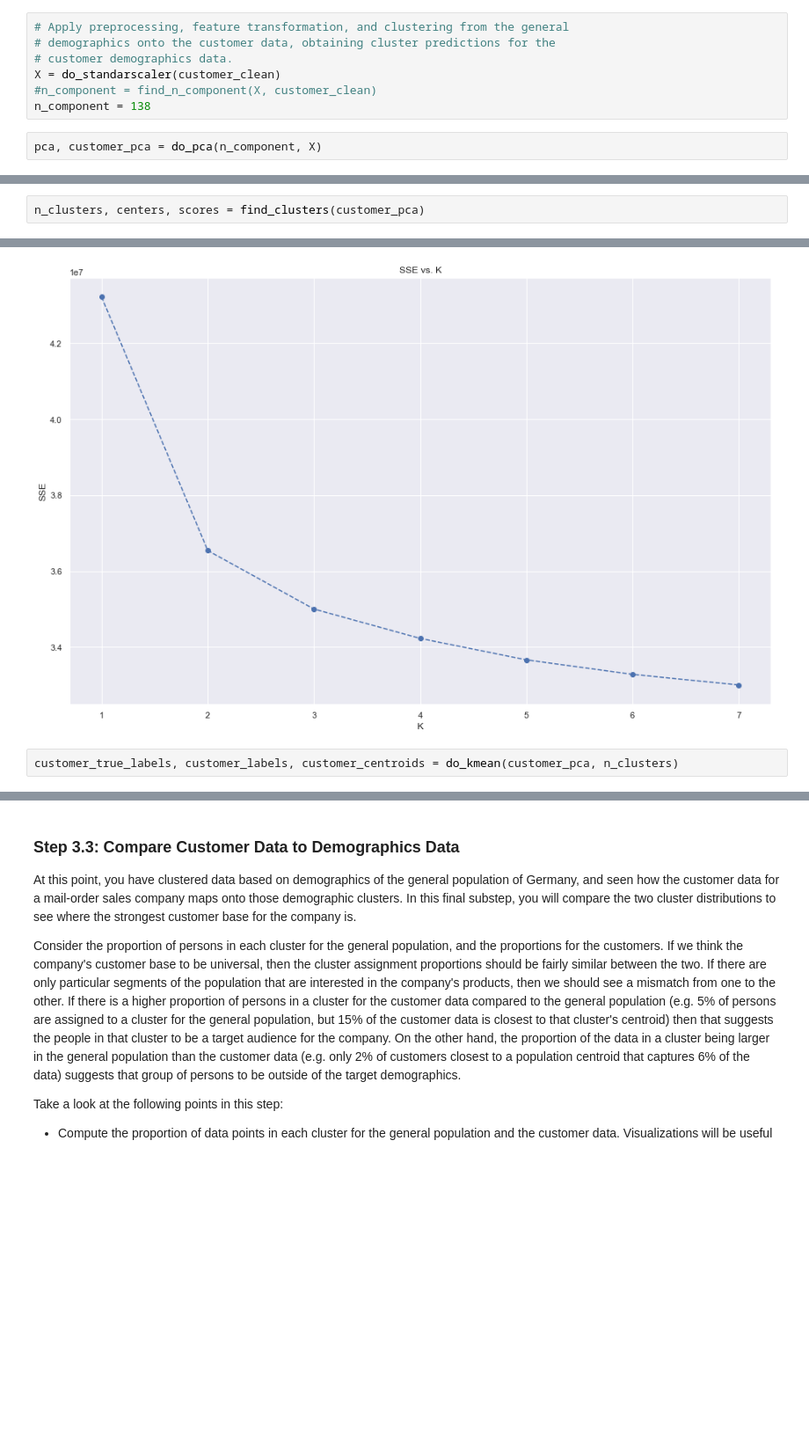
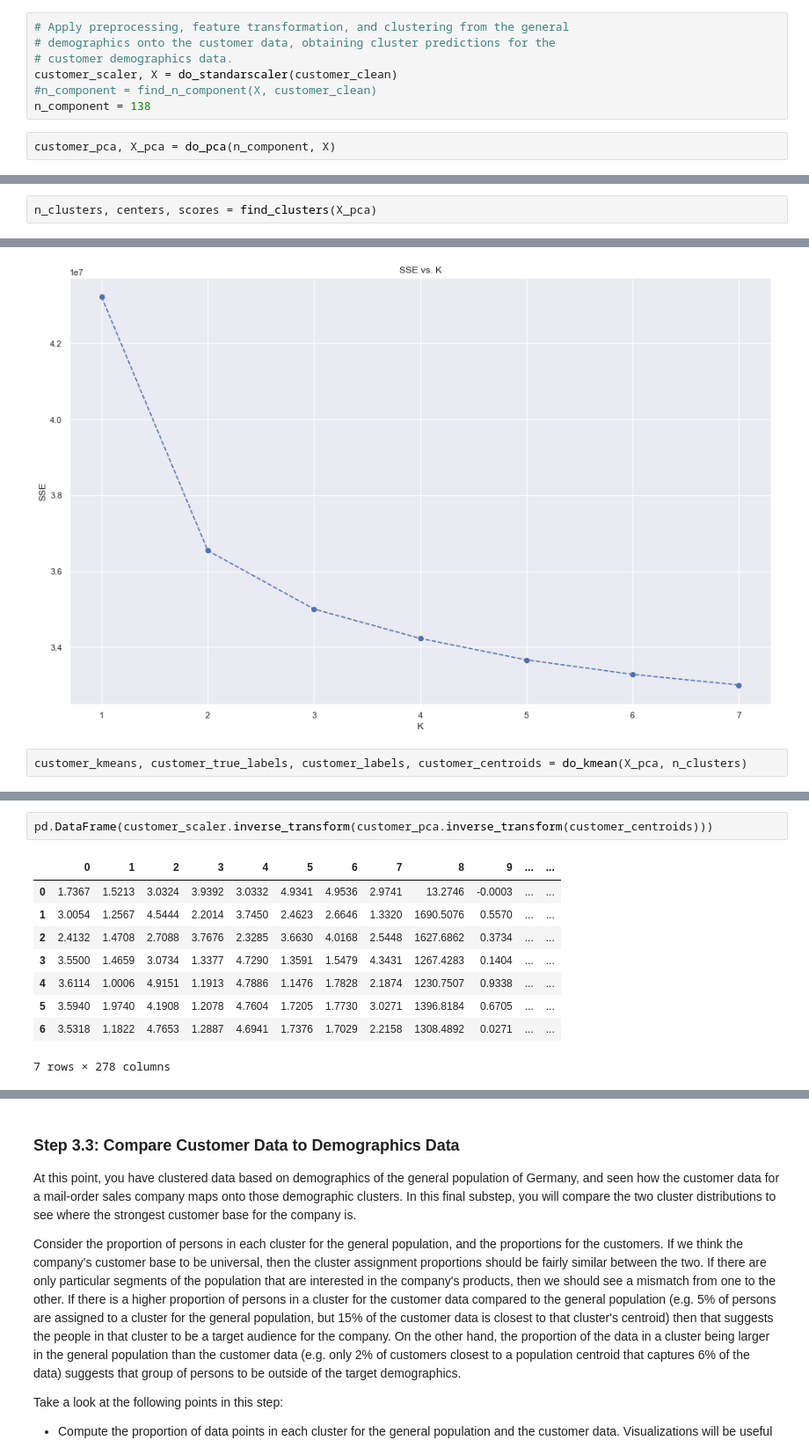
Before and after one commit to samlexrod/identifying_customer_segments, a Jupyter notebook: Identify_Customer_Segments.ipynb, the cells around one changed output, grey strips where cells are left out. Shown at 88% size. Saved outputs shown, nothing was run; the diff lists cells and outputs as text; blank space fills up the shorter version.

```diff
--- a/Identify_Customer_Segments.ipynb
+++ b/Identify_Customer_Segments.ipynb
@@ -2303,17 +2329,17 @@ customer_clean.isna().sum().sum()
 # Apply preprocessing, feature transformation, and clustering from the general
 # demographics onto the customer data, obtaining cluster predictions for the
 # customer demographics data.
-X = do_standarscaler(customer_clean)
+customer_scaler, X = do_standarscaler(customer_clean)
 #n_component = find_n_component(X, customer_clean)
 n_component = 138
 # %%
-pca, customer_pca = do_pca(n_component, X)
+customer_pca, X_pca = do_pca(n_component, X)
 # %%
 scree_plot(pca)
 # %% [output]
 [figure]
 # %%
-n_clusters, centers, scores = find_clusters(customer_pca)
+n_clusters, centers, scores = find_clusters(X_pca)
 # %% [output]
 Testing 1 cluster(s):   Score: 43,220,621.90    % Change: 0.00%
 Testing 2 cluster(s):   Score: 36,543,568.54    % Change: 15.45%
@@ -2327,5 +2353,5 @@ plot_clusters(centers, scores)
 # %% [output]
 [figure]
 # %%
-customer_true_labels, customer_labels, customer_centroids = do_kmean(customer_pca, n_clusters)
+customer_kmeans, customer_true_labels, customer_labels, customer_centroids = do_kmean(X_pca, n_clusters)
 # %% [output]
@@ -2341,0 +2379,12 @@ pd.DataFrame(customer_centroids, index=['Customer_{}'.format(x) for x in range(1
+# %%
+pd.DataFrame(customer_scaler.inverse_transform(customer_pca.inverse_transform(customer_centroids)))
+# %% [output]
+|  | 0 | 1 | 2 | 3 | 4 | 5 | 6 | 7 | 8 | 9 | ... | ... |
+| 0 | 1.7367 | 1.5213 | 3.0324 | 3.9392 | 3.0332 | 4.9341 | 4.9536 | 2.9741 | 13.2746 | -0.0003 | ... | ... |
+| 1 | 3.0054 | 1.2567 | 4.5444 | 2.2014 | 3.7450 | 2.4623 | 2.6646 | 1.3320 | 1690.5076 | 0.5570 | ... | ... |
+| 2 | 2.4132 | 1.4708 | 2.7088 | 3.7676 | 2.3285 | 3.6630 | 4.0168 | 2.5448 | 1627.6862 | 0.3734 | ... | ... |
+| 3 | 3.5500 | 1.4659 | 3.0734 | 1.3377 | 4.7290 | 1.3591 | 1.5479 | 4.3431 | 1267.4283 | 0.1404 | ... | ... |
+| 4 | 3.6114 | 1.0006 | 4.9151 | 1.1913 | 4.7886 | 1.1476 | 1.7828 | 2.1874 | 1230.7507 | 0.9338 | ... | ... |
+| 5 | 3.5940 | 1.9740 | 4.1908 | 1.2078 | 4.7604 | 1.7205 | 1.7730 | 3.0271 | 1396.8184 | 0.6705 | ... | ... |
+| 6 | 3.5318 | 1.1822 | 4.7653 | 1.2887 | 4.6941 | 1.7376 | 1.7029 | 2.2158 | 1308.4892 | 0.0271 | ... | ... |
+7 rows × 278 columns
```
Also changed, not shown: parts of 41 cells of this notebook.
